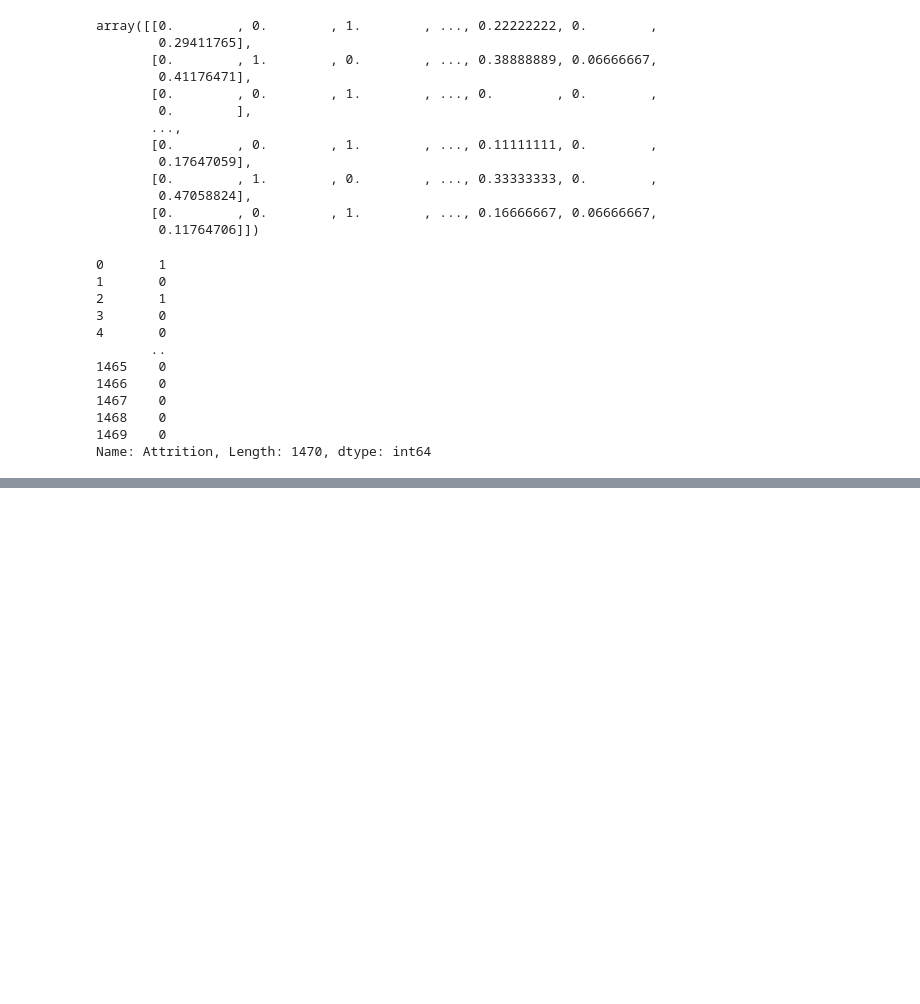
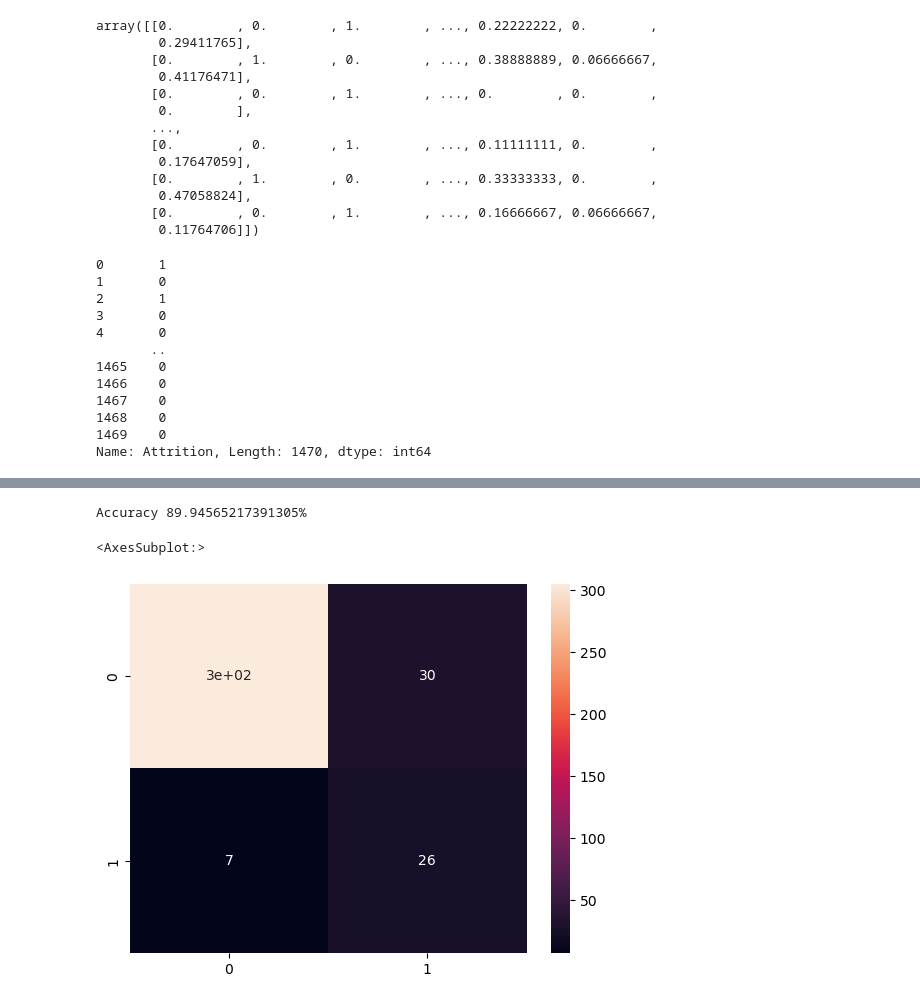
Before and after one commit to YasHabib/Human-resource---Case-Study, a Jupyter notebook: Human_Resource_Case-Study.ipynb, the cells around one changed output, grey strips where cells are left out. Cells and saved outputs as stored; diff of their text form; code cells hidden in the pictures; blank space fills up the shorter version.

Commit message:
Conducted ML models/algorighms, created pdf of the final result

```diff
--- a/Human_Resource_Case-Study.ipynb
+++ b/Human_Resource_Case-Study.ipynb
@@ -366,0 +365,4 @@ Name: Attrition, Length: 1470, dtype: int64
+# %%
+#Training/Evaluating the data using algorithms
+from sklearn.model_selection import train_test_split
+x_train, x_test, y_train, y_test = train_test_split(x,y, test_size= 0.25)
@@ -366,0 +371,5 @@ Name: Attrition, Length: 1470, dtype: int64
+# %%
+from sklearn.linear_model import LogisticRegression
+from sklearn.metrics import accuracy_score
+model_LogRegression = LogisticRegression()
+model_LogRegression.fit(x_train, y_train, )
@@ -366,0 +378,2 @@ Name: Attrition, Length: 1470, dtype: int64
+# %%
+y_pred_LogRegression = model_LogRegression.predict(x_test)
@@ -366,0 +403,10 @@ Name: Attrition, Length: 1470, dtype: int64
+# %%
+print ('Accuracy {}%'.format(100* accuracy_score (y_pred_LogRegression, y_test)))
+# %% [output]
+Accuracy 89.94565217391305%
+# %%
+cm_LogRegression = confusion_matrix(y_pred_LogRegression, y_test)
+sns.heatmap(cm_LogRegression,annot=True)
+# %% [output]
+<AxesSubplot:>
+[figure, added]
```
Also changed, not shown: parts of 24 cells of this notebook, 1 other file.
